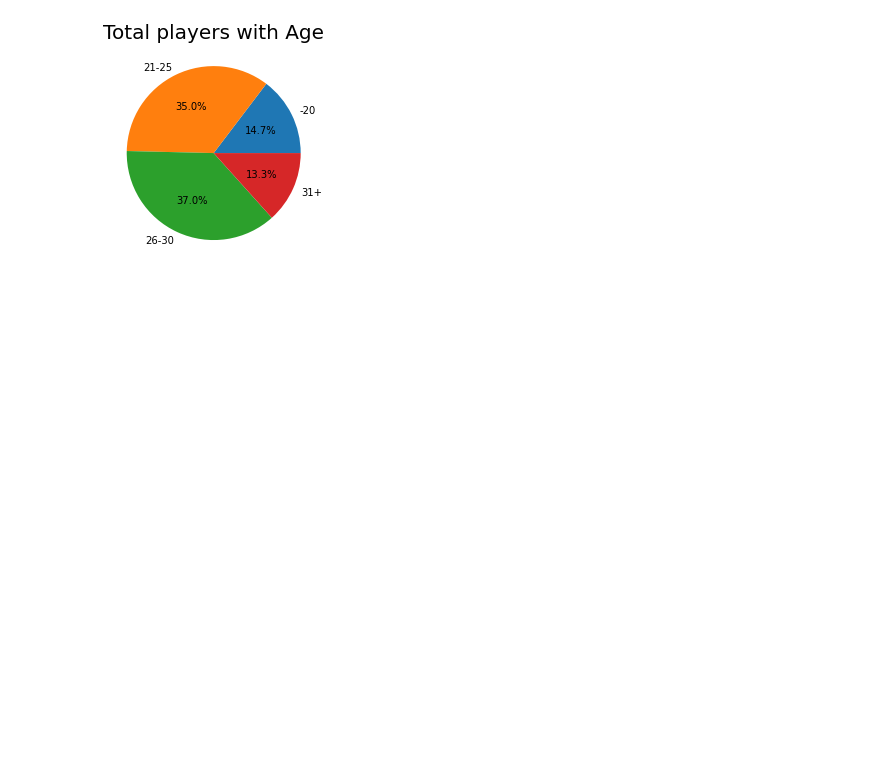
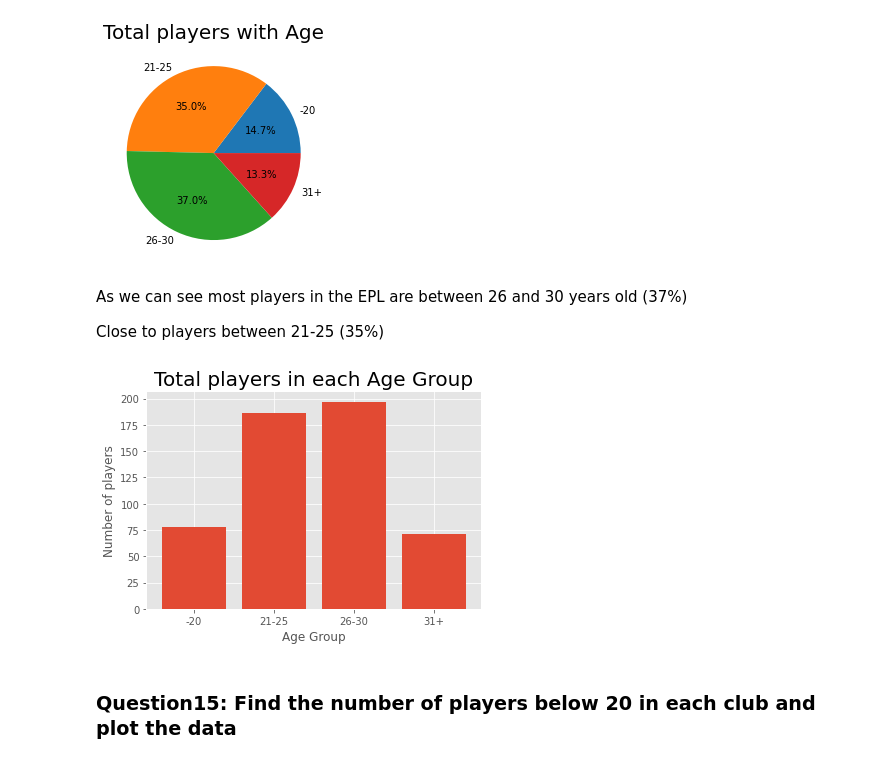
Before and after one commit to asavoullis/Python_Data_Analysis_Projects, a Jupyter notebook: epl_20-21_data_analysis_project.ipynb, the cells around one changed output. Drawn from its saved outputs; the diff is of its cells as text; code cells hidden in the pictures; blank space fills up the shorter version.

Commit message:
updated with solution to more questions

```diff
--- a/epl_20-21_data_analysis_project.ipynb
+++ b/epl_20-21_data_analysis_project.ipynb
@@ -361,3 +361,20 @@ plt.pie(x, labels = mylabels, autopct="%.1f%%")
 plt.show()
 # %% [output]
 [figure]
+# %% [markdown]
+As we can see most players in the EPL are between 26 and 30 years old (37%)
+
+Close to players between 21-25 (35%)
+# %%
+x = np.array([under20['Name'].count(), age21_25['Name'].count(), age26_30['Name'].count(), above30['Name'].count()])
+mylabels = ['-20', '21-25', '26-30', '31+']
+plt.style.use('ggplot')
+plt.title('Total players in each Age Group', fontsize = 20)
+plt.bar(x=mylabels, height=x)
+plt.xlabel('Age Group')
+plt.ylabel('Number of players')
+plt.show()
+# %% [output]
+[figure, added]
+# %% [markdown]
+### Question15: Find the number of players below 20 in each club and plot the data
```
Also changed, not shown: parts of 38 cells of this notebook.
